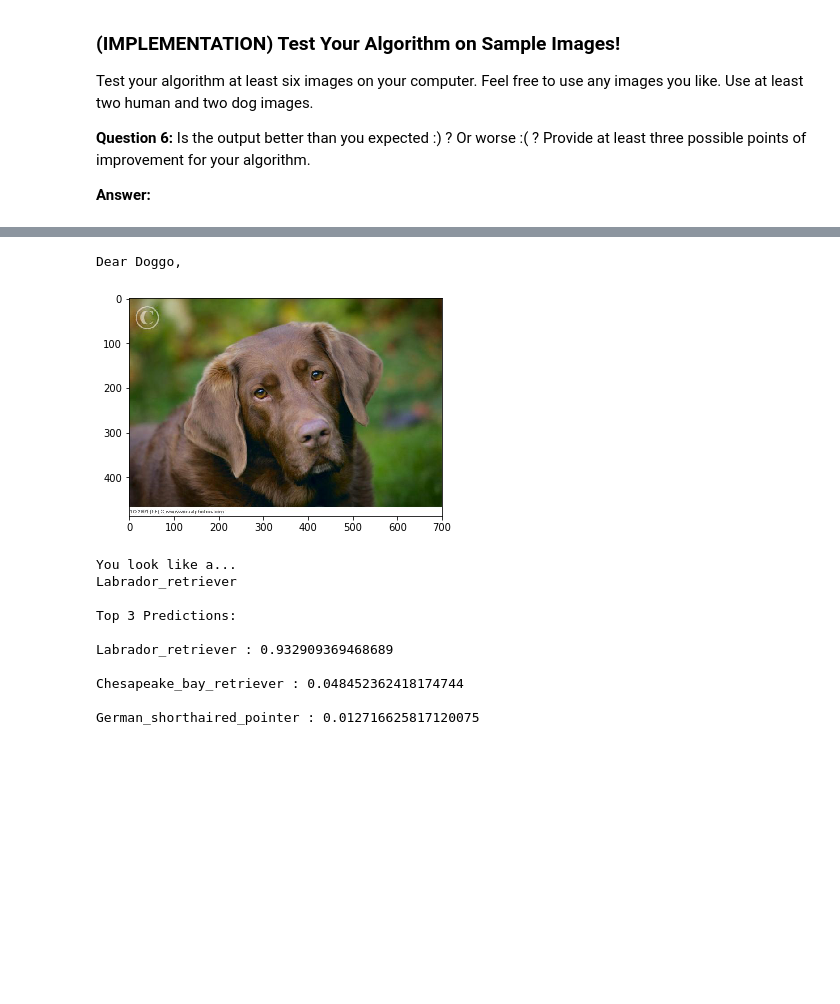
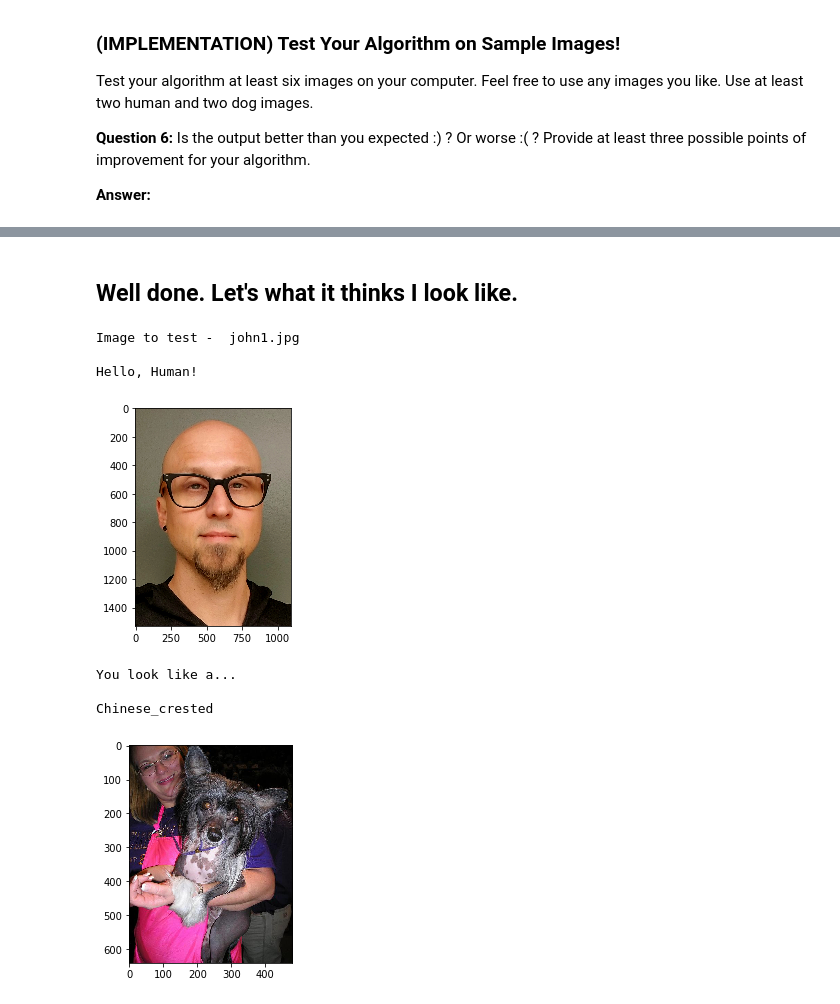
Before and after one commit to m00nd00r/Dog-Breed-App, a Jupyter notebook: dog_app.ipynb, the cells around one changed output, grey strips where cells are left out. Cells and saved outputs as stored; diff of their text form; code cells hidden in the pictures; blank space fills up the shorter version.

```diff
--- a/dog_app.ipynb
+++ b/dog_app.ipynb
@@ -795,9 +845,9 @@ def tune_model(model):
 # %%
 model = Sequential()
-#model.add(GlobalAveragePooling2D(input_shape=train.shape[1:]))
-model.add(Flatten(input_shape=train.shape[1:]))
-model.add(Dense(665, activation='relu'))
-model.add(Dropout(0.2))
+model.add(GlobalAveragePooling2D(input_shape=train_tensors.shape[1:]))
+#model.add(Flatten(input_shape=train.shape[1:]))
+#model.add(Dense(665, activation='relu'))
+#model.add(Dropout(0.2))
 model.add(Dense(133, activation='softmax'))
 model.summary()
 # %% [output]
@@ -1089,23 +959,24 @@ def paths_to_tensor(img_paths, target_dim=224):
 
 def predict_breed(img_path, model='Xception'):
     # extract bottleneck features
-    if model == 'VGG19':
+    if model == 'Xception':
+        bottleneck_feature = extract_Xception(path_to_tensor(img_path))
+    elif model == 'VGG19':
         bottleneck_feature = extract_VGG19(path_to_tensor(img_path))
     elif model == 'Resnet50':
         bottleneck_feature = extract_Resnet50(path_to_tensor(img_path))
     elif model == 'InceptionV3':
         bottleneck_feature = extract_InceptionV3(path_to_tensor(img_path))
-    elif model == 'Xception':
-        bottleneck_feature = extract_Xception(path_to_tensor(img_path))
     else:
         bottleneck_feature = extract_VGG16(path_to_tensor(img_path))
-    # create model and load saved model weights
+
+    # load saved model weights
     saved_weights_path = os.path.join('saved_models','weights.best.' + model + '.hdf5')
     model = load_model(saved_weights_path)
     # obtain predicted vector
     predicted_vector = model.predict(bottleneck_feature)
-    #print(predicted_vector)
 
+    # get the top 3 best results from the model for the image
     results = []
     top_indices = predicted_vector[0].argsort()[-3:][::-1]
     results = [(dog_names[i], predicted_vector[0][i]) for i in top_indices]
@@ -1160,20 +1032,12 @@ Some sample output for our algorithm is provided below, but feel free to design
 # %%
 ### TODO: Write your algorithm.
 ### Feel free to use as many code cells as needed.
-# %%
-# define ResNet50 model
-ResNet50_model = ResNet50(weights='imagenet')
 # %%
 def ResNet50_predict_labels(img_path):
     # returns prediction vector for image located at img_path
     img = preprocess_input(path_to_tensor(img_path))
     #print(img.shape)
     return np.argmax(ResNet50_model.predict(img))
-# %%
-def dog_detector(img_path):
-    prediction = ResNet50_predict_labels(img_path)
-    print(prediction)
-    return ((prediction <= 268) & (prediction >= 151))
 # %%
 def face_detector(img_path):
     img = cv2.imread(img_path)
@@ -1288,15 +1178,13 @@ Plott : 0.009641677141189575
+# %% [markdown]
+## Well done. Let's what it thinks I look like.
 # %%
-dog_app('images\Labrador_retriever_06455.jpg')
+dog_app('images/john1.jpg')
 # %% [output]
-Dear Doggo,
+Image to test -  john1.jpg
+
+Hello, Human!
-[figure, old version]
+[figure, new version]
 You look like a...
-Labrador_retriever
 
-Top 3 Predictions:
-
-Labrador_retriever : 0.932909369468689
-
-Chesapeake_bay_retriever : 0.048452362418174744
-
-German_shorthaired_pointer : 0.012716625817120075
+Chinese_crested
+[figure, added]
```
Also changed, not shown: parts of 45 cells of this notebook, 26 other files.
